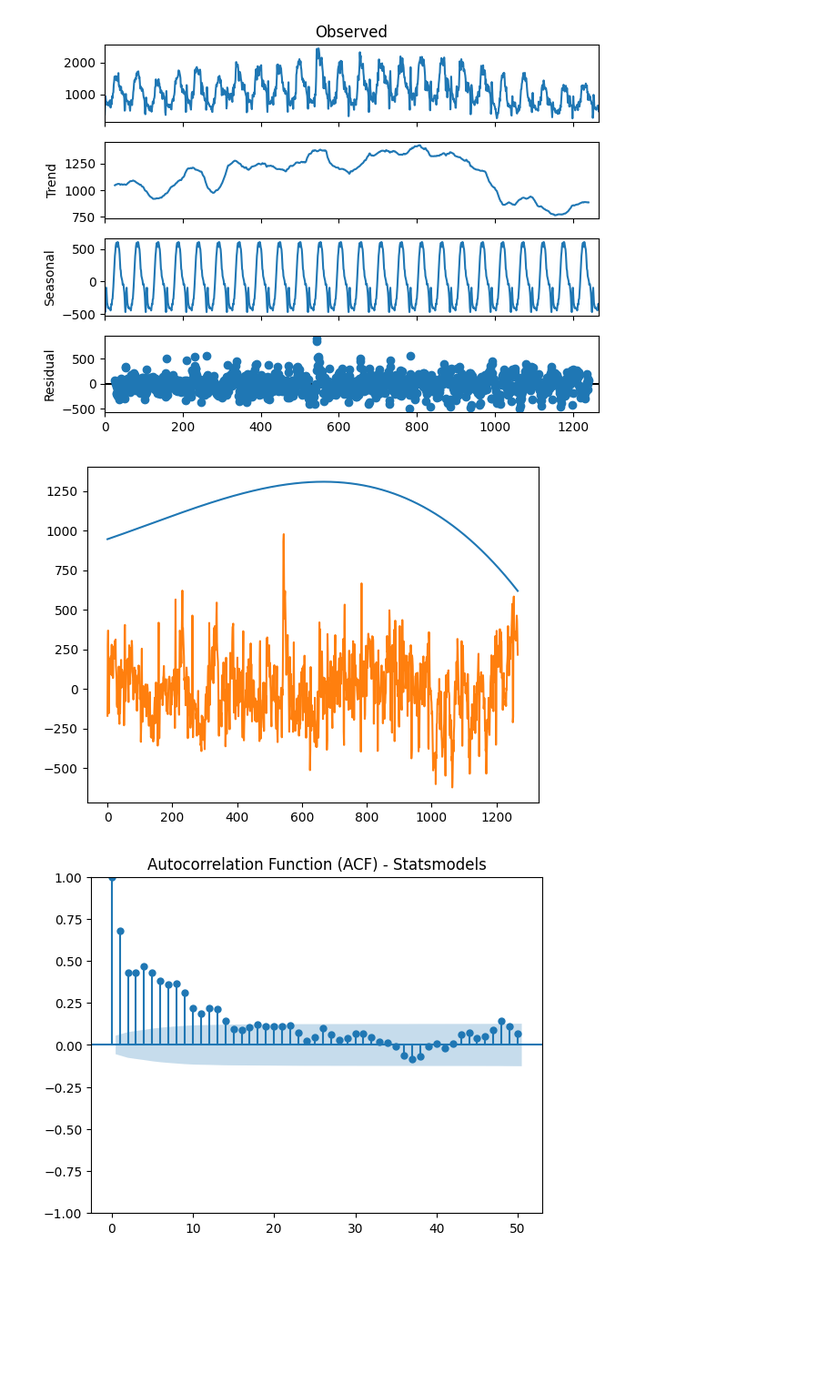
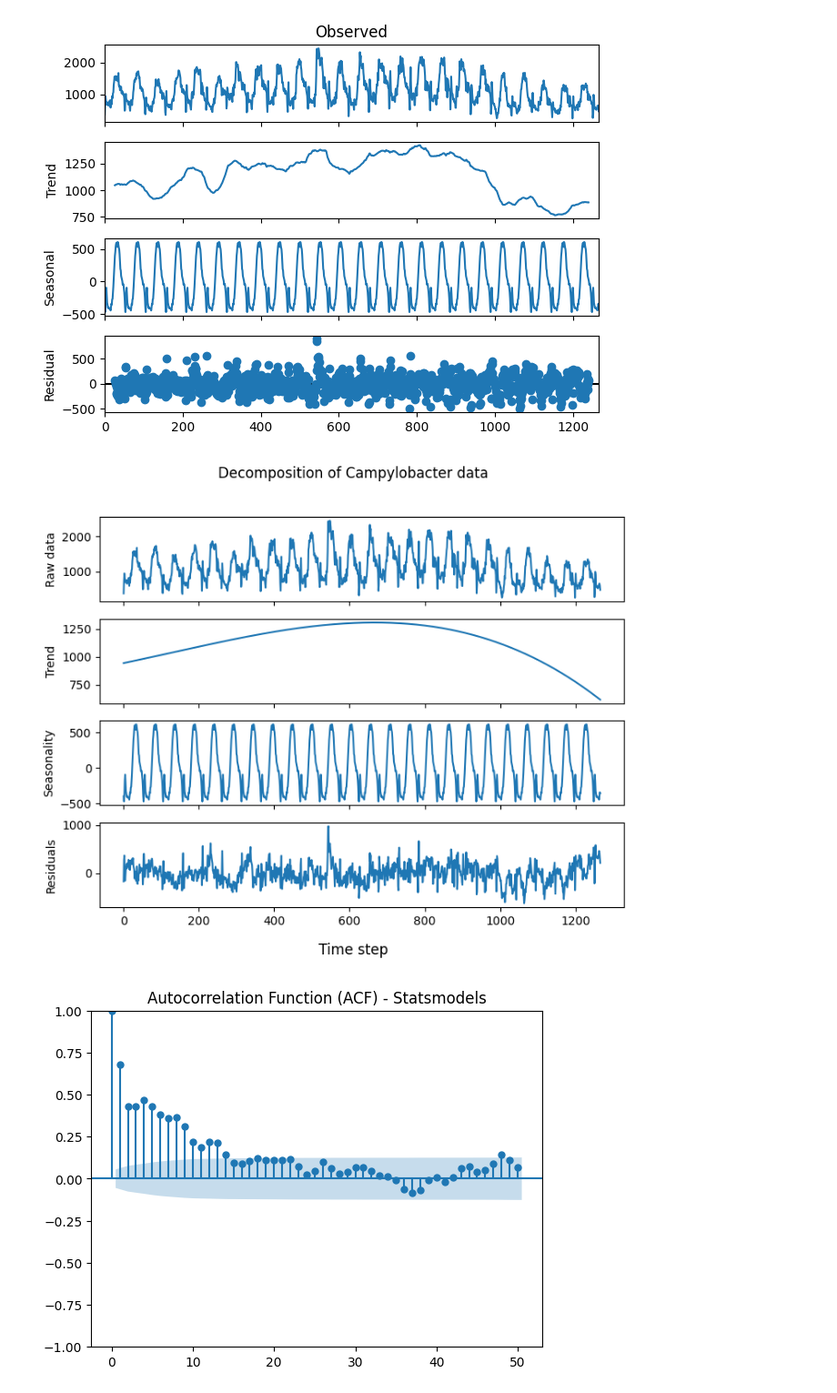
Before and after one commit to anza4662/TS-project, a Jupyter notebook: notebook.ipynb, the cells around one changed output. Shown: that part at 91% size. Drawn from its saved outputs; the diff is of its cells as text; code cells hidden in the pictures; blank space fills up the shorter version.

```diff
--- a/notebook.ipynb
+++ b/notebook.ipynb
@@ -29,13 +29,23 @@ plt.show()
 # %%
 trend_coeffs = np.polyfit(range(len(campy)), campy, 3)
 trend_line = np.polyval(trend_coeffs, range(len(campy)))
 
-plt.plot(trend_line)
+fig, ax = plt.subplots(4, 1, figsize=(8, 6), sharex=True)
+fig.suptitle("Decomposition of Campylobacter data")
+fig.supxlabel("Time step")
 campy_clean = campy - decomp.seasonal - trend_line
-plt.plot(campy_clean)
+
+ax[0].plot(campy)
+ax[0].set_ylabel("Raw data")
+ax[1].plot(trend_line)
+ax[1].set_ylabel("Trend")
+ax[2].plot(decomp.seasonal)
+ax[2].set_ylabel("Seasonality")
+ax[3].plot(campy_clean)
+ax[3].set_ylabel("Residuals")
 plt.show()
 # %% [output]
-[figure, old version]
+[figure, new version]
 # %%
 from statsmodels.tsa.stattools import acf
 from statsmodels.graphics.tsaplots import plot_acf
```
Also changed, not shown: 1 other file.
